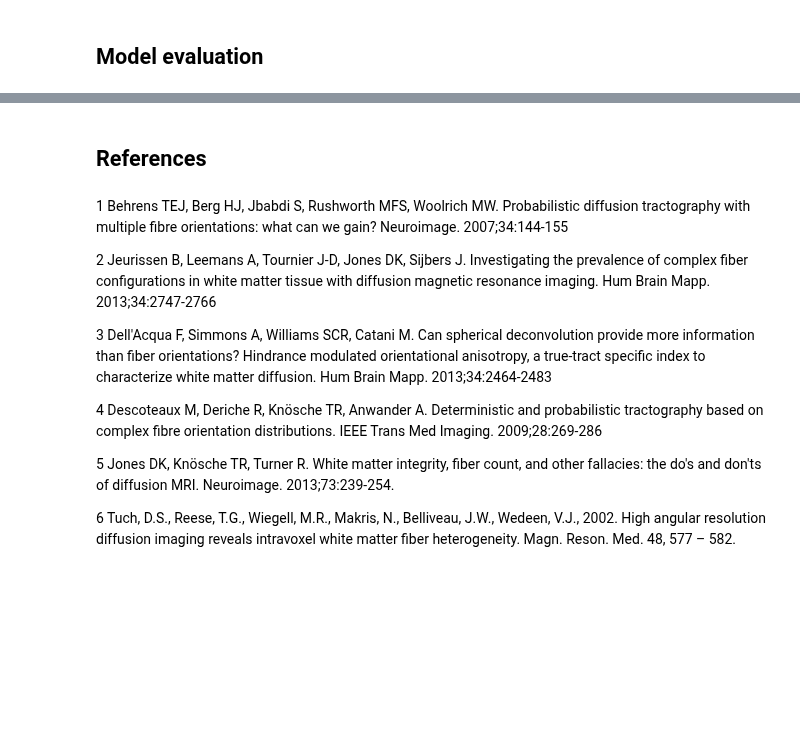
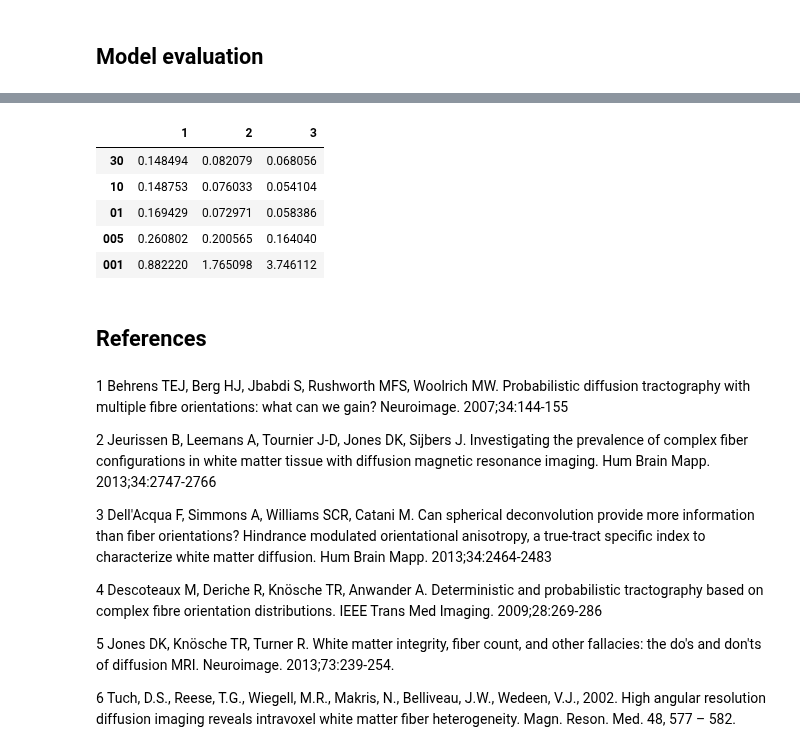
Before and after one commit to AlesRessler/AlesMScProject, a Jupyter notebook: 09 Spherical deconvolution.ipynb, the cells around one changed output, grey strips where cells are left out. Saved outputs shown, nothing was run; the diff lists cells and outputs as text; code cells hidden in the pictures; blank space fills up the shorter version.

```diff
--- a/09 Spherical deconvolution.ipynb
+++ b/09 Spherical deconvolution.ipynb
@@ -151,8 +152,2 @@ plt.hist(fcolors.flatten())
 # %% [markdown]
 ## Model evaluation
-# %%
-qhat = np.load('./data/dt_simulated_2_populations/gradient_orientations.npy')
-measurements = np.load('./data/dt_simulated_2_populations/diffusion_weighted_signals.npy')
-fODFs = np.load('./data/dt_simulated_2_populations/fODF_sh_coefficients.npy')
-
-qhat.shape
@@ -254,3 +231,18 @@ array([ 0.28220965,  0.02687792, -0.02028633,  0.38129903, -0.2820549 ,
+# %%
+MSEs = np.array(MSEs)
+
+MSEs = MSEs.reshape((len(SNRs),len(numbers_of_populations)))
+# %%
+MSEs_df = pd.DataFrame(MSEs, columns = numbers_of_populations, index = names)
+
+MSEs_df
+# %% [output]
+|  | 1 | 2 | 3 |
+| 30 | 0.148494 | 0.082079 | 0.068056 |
+| 10 | 0.148753 | 0.076033 | 0.054104 |
+| 01 | 0.169429 | 0.072971 | 0.058386 |
+| 005 | 0.260802 | 0.200565 | 0.164040 |
+| 001 | 0.882220 | 1.765098 | 3.746112 |
 # %% [markdown]
 ## References
 # %% [markdown]
```
Also changed, not shown: parts of 14 cells of this notebook, 2 other files.
